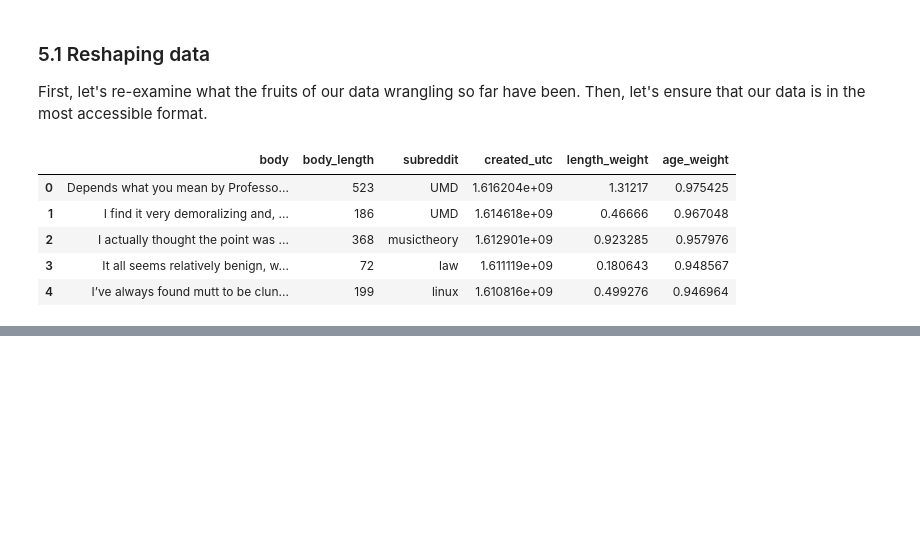
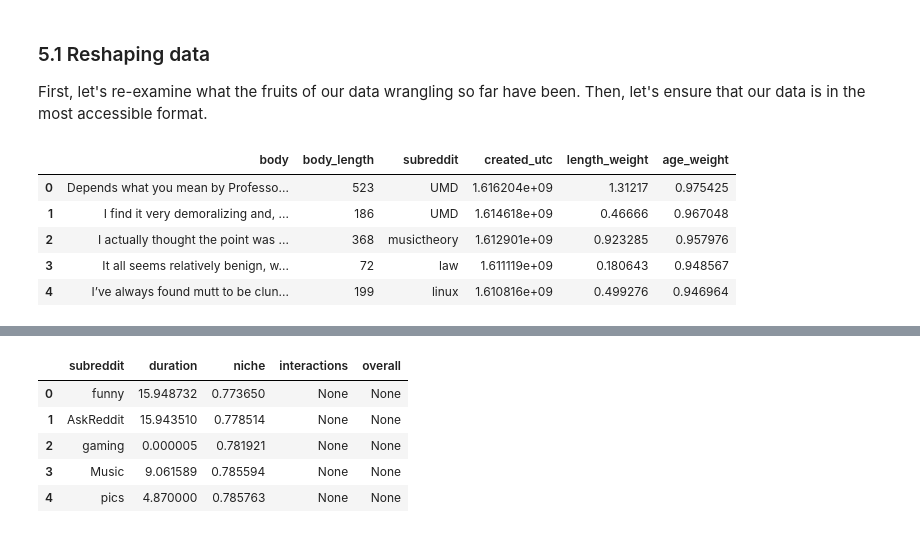
Before and after one commit to ariqbailey/ariqbailey.github.io, a Jupyter notebook: reddit-common-interests/Final_Project.ipynb, the cells around one changed output, grey strips where cells are left out. Drawn from its saved outputs; the diff is of its cells as text; code cells hidden in the pictures; blank space fills up the shorter version.

```diff
--- a/reddit-common-interests/Final_Project.ipynb
+++ b/reddit-common-interests/Final_Project.ipynb
@@ -812,0 +839,15 @@ print(glance(subreddits_interest_two_weights))
+# %%
+two_sub_weights = pd.DataFrame(columns=['subreddit', 'duration', 'niche', 'interactions', 'overall'])
+count = 0
+for k in dict(two_niche_sorted):
+    two_sub_weights.loc[count] = [str(k), dict(subreddits_interest_two_weights)[k], dict(two_niche)[k], None, None]
+    count += 1
+
+two_sub_weights.head()
+# %% [output]
+|  | subreddit | duration | niche | interactions | overall |
+| 0 | funny | 15.948732 | 0.773650 | None | None |
+| 1 | AskReddit | 15.943510 | 0.778514 | None | None |
+| 2 | gaming | 0.000005 | 0.781921 | None | None |
+| 3 | Music | 9.061589 | 0.785594 | None | None |
+| 4 | pics | 4.870000 | 0.785763 | None | None |
```
Also changed, not shown: parts of 20 cells of this notebook.
